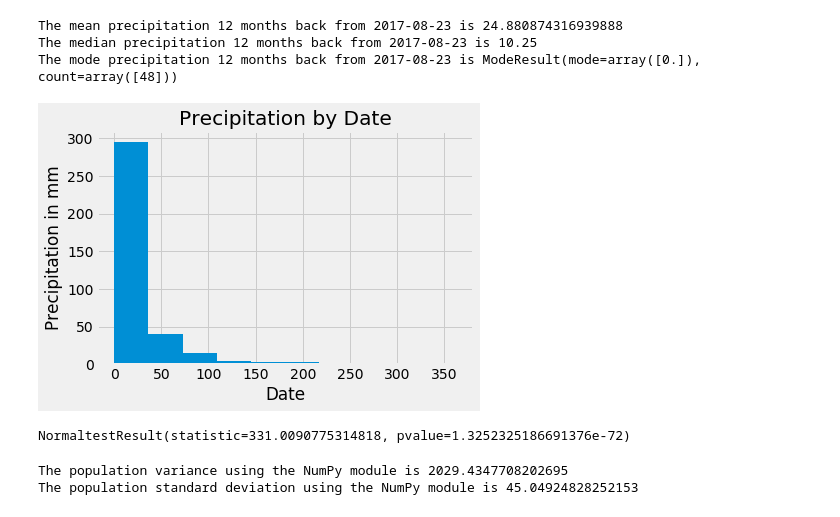
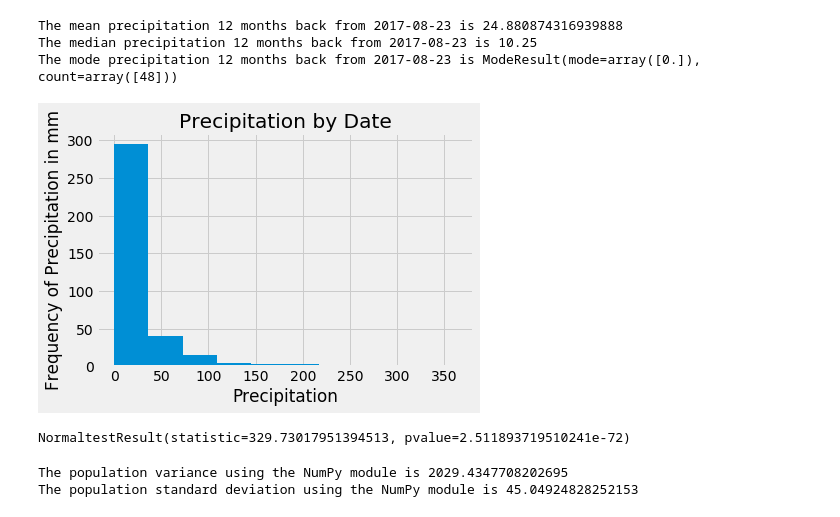
Before and after one commit to SandraBotica/sqlalchemy-challenge, a Jupyter notebook: SurfsUp/climate_starter.ipynb, the cells around one changed output. Drawn from its saved outputs; the diff is of its cells as text; code cells hidden in the pictures.

```diff
--- a/SurfsUp/climate_starter.ipynb
+++ b/SurfsUp/climate_starter.ipynb
@@ -259,14 +254,14 @@ The mode precipitation 12 months back from 2017-08-23 is ModeResult(mode=array([
 # %%
 # Characterize the data set using matplotlib and stats.normaltest
 plt.hist(group_df["Precipitation"])
 plt.title("Precipitation by Date")
-plt.xlabel("Date")
-plt.ylabel("Precipitation in mm")
+plt.xlabel("Precipitation")
+plt.ylabel("Frequency of Precipitation in mm")
 plt.show()
-print(st.normaltest(group_df["Precipitation"].sample(366)))
+print(st.normaltest(group_df["Precipitation"].sample(365)))
 # %% [output]
-[figure, old version]
+[figure, new version]
-NormaltestResult(statistic=331.0090775314818, pvalue=1.3252325186691376e-72)
+NormaltestResult(statistic=329.73017951394513, pvalue=2.511893719510241e-72)
 # %%
 # on full sample requires removing nulls, group by, order by etc
 # print(st.normaltest(_df["Precipitation"].sample(19551)))
```
Also changed, not shown: parts of 16 cells of this notebook.
